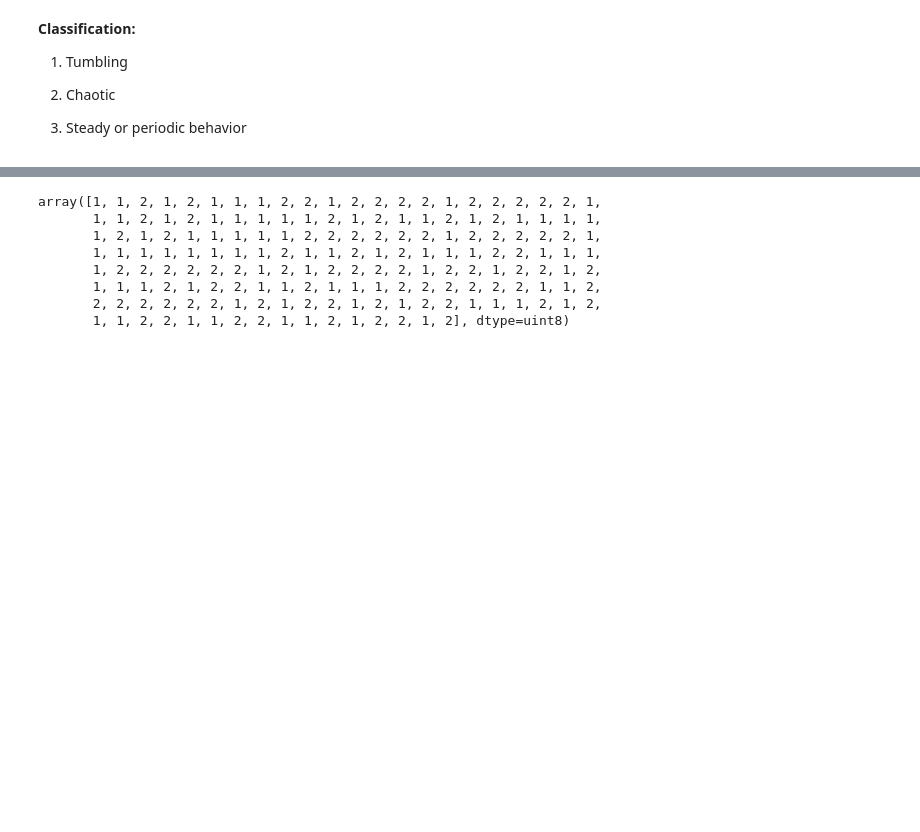
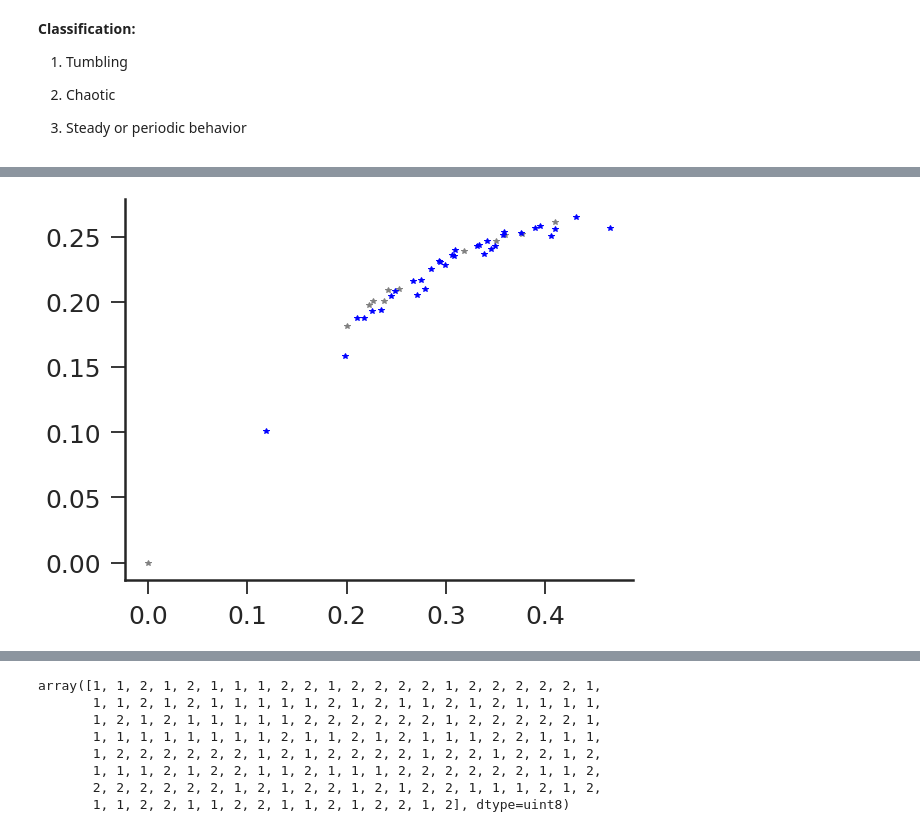
Before and after one commit to arthurpessa/falling-paper-ordpy, a Jupyter notebook: falling-paper-ordpy.ipynb, the cells around one changed output, grey strips where cells are left out. Cells and saved outputs as stored; diff of their text form; code cells hidden in the pictures; blank space fills up the shorter version.

```diff
--- a/falling-paper-ordpy.ipynb
+++ b/falling-paper-ordpy.ipynb
@@ -142,0 +289,30 @@ disk_trajectories = np.asarray(disk_trajectories)
+# %%
+disk_ce = []
+for ts in clean_disk_trajectories:
+    p = multi_permutation_entropy(ts[::,1:3], dx=4, return_probs=True)
+    disk_ce.append(ordpy.complexity_entropy(p, dx=4, probs=True))
+
+disk_ce
+for (h_, c_), class_ in zip(disk_ce, disk_human_class):
+    if class_ == 1:
+        plt.plot(h_,c_, '.', marker='*', color='grey')
+    elif class_ == 2:
+        plt.plot(h_,c_, '.', marker='*', color='blue')
+    if class_ == 3:
+        pass
+# %%
+disk_ce = []
+for ts in clean_disk_trajectories:
+    p = multi_permutation_entropy(ts, dx=4, return_probs=True)
+    disk_ce.append(ordpy.complexity_entropy(p, dx=4, probs=True))
+
+disk_ce
+for (h_, c_), class_ in zip(disk_ce, disk_human_class):
+    if class_ == 1:
+        plt.plot(h_,c_, '.', marker='*', color='grey')
+    elif class_ == 2:
+        plt.plot(h_,c_, '.', marker='*', color='blue')
+    if class_ == 3:
+        pass
+# %% [output]
+[figure, added]
```
Also changed, not shown: parts of 29 cells of this notebook.
